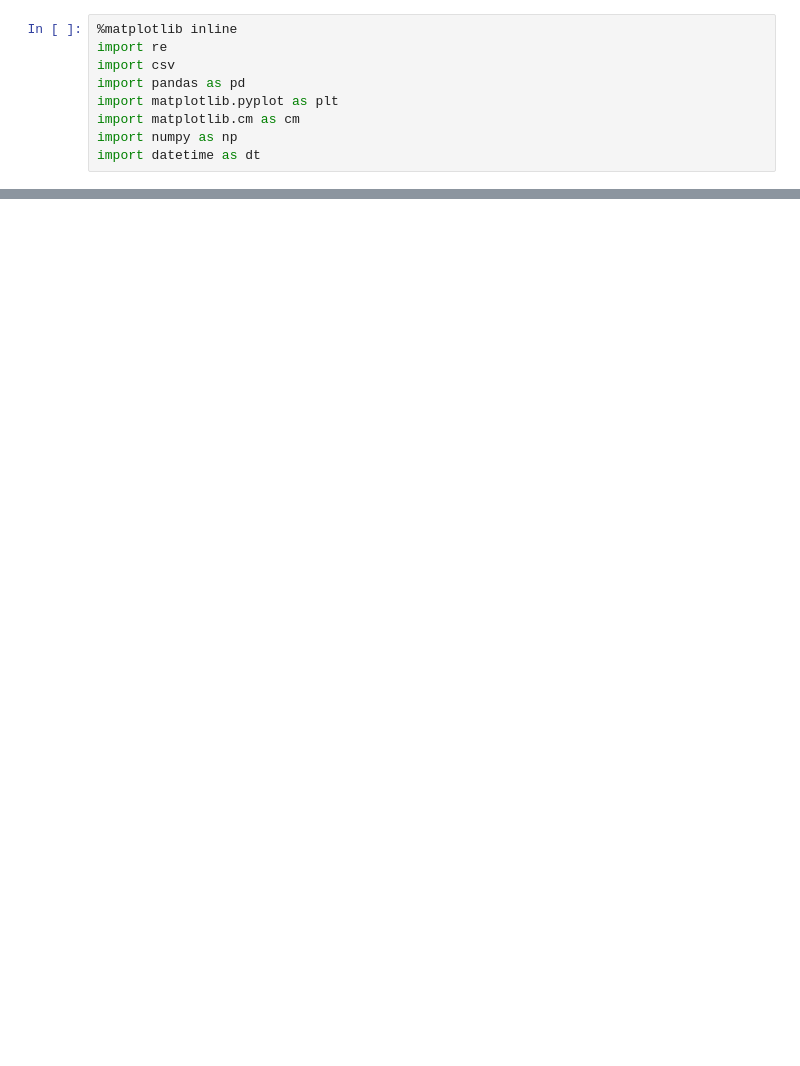
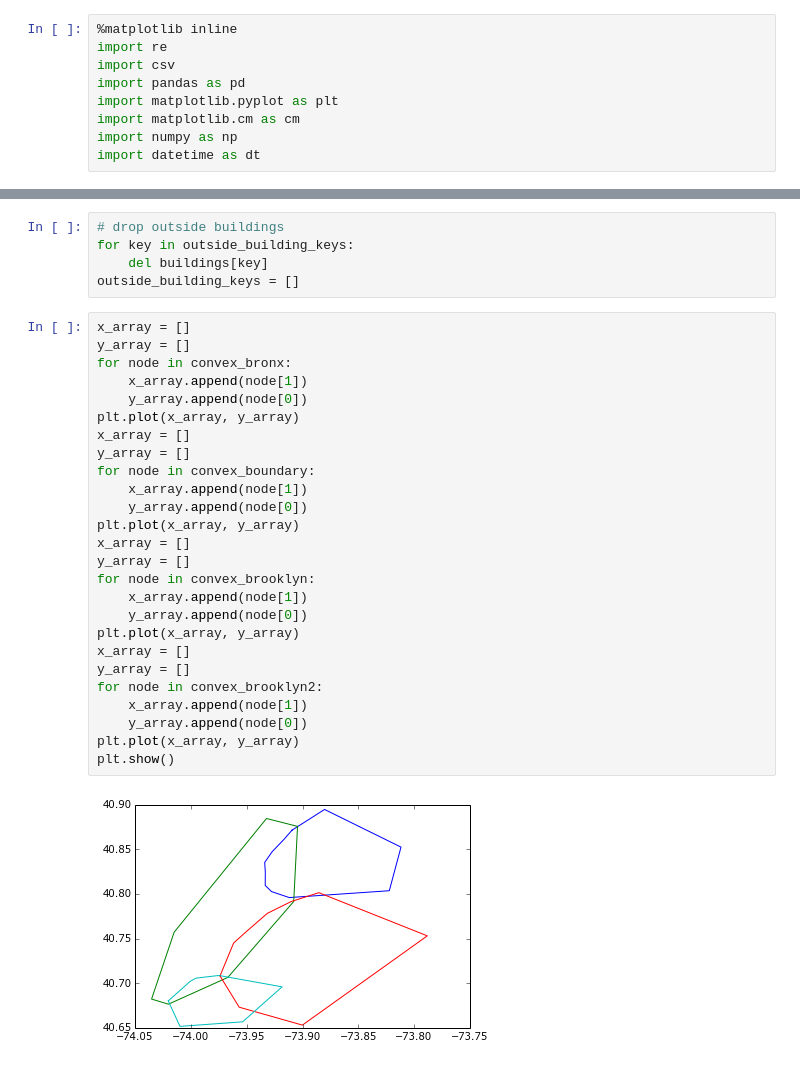
Before and after one commit to AkiraKane/InsightFellowship, a Jupyter notebook: Project/XMLParsingCode/XMLParsing_Large.ipynb, the cells around one changed output, grey strips where cells are left out. Drawn from its saved outputs; the diff is of its cells as text; blank space fills up the shorter version.

```diff
--- a/Project/XMLParsingCode/XMLParsing_Large.ipynb
+++ b/Project/XMLParsingCode/XMLParsing_Large.ipynb
@@ -147,0 +366,33 @@ ilding" v="yes"/>
+# %%
+# drop outside buildings
+for key in outside_building_keys:
+    del buildings[key]
+outside_building_keys = []
+# %%
+x_array = []
+y_array = []
+for node in convex_bronx:
+    x_array.append(node[1])
+    y_array.append(node[0])
+plt.plot(x_array, y_array)
+x_array = []
+y_array = []
+for node in convex_boundary:
+    x_array.append(node[1])
+    y_array.append(node[0])
+plt.plot(x_array, y_array)
+x_array = []
+y_array = []
+for node in convex_brooklyn:
+    x_array.append(node[1])
+    y_array.append(node[0])
+plt.plot(x_array, y_array)
+x_array = []
+y_array = []
+for node in convex_brooklyn2:
+    x_array.append(node[1])
+    y_array.append(node[0])
+plt.plot(x_array, y_array)
+plt.show()
+# %% [output]
+[figure, added]
```
Also changed, not shown: parts of 31 cells of this notebook, 1 other file.
